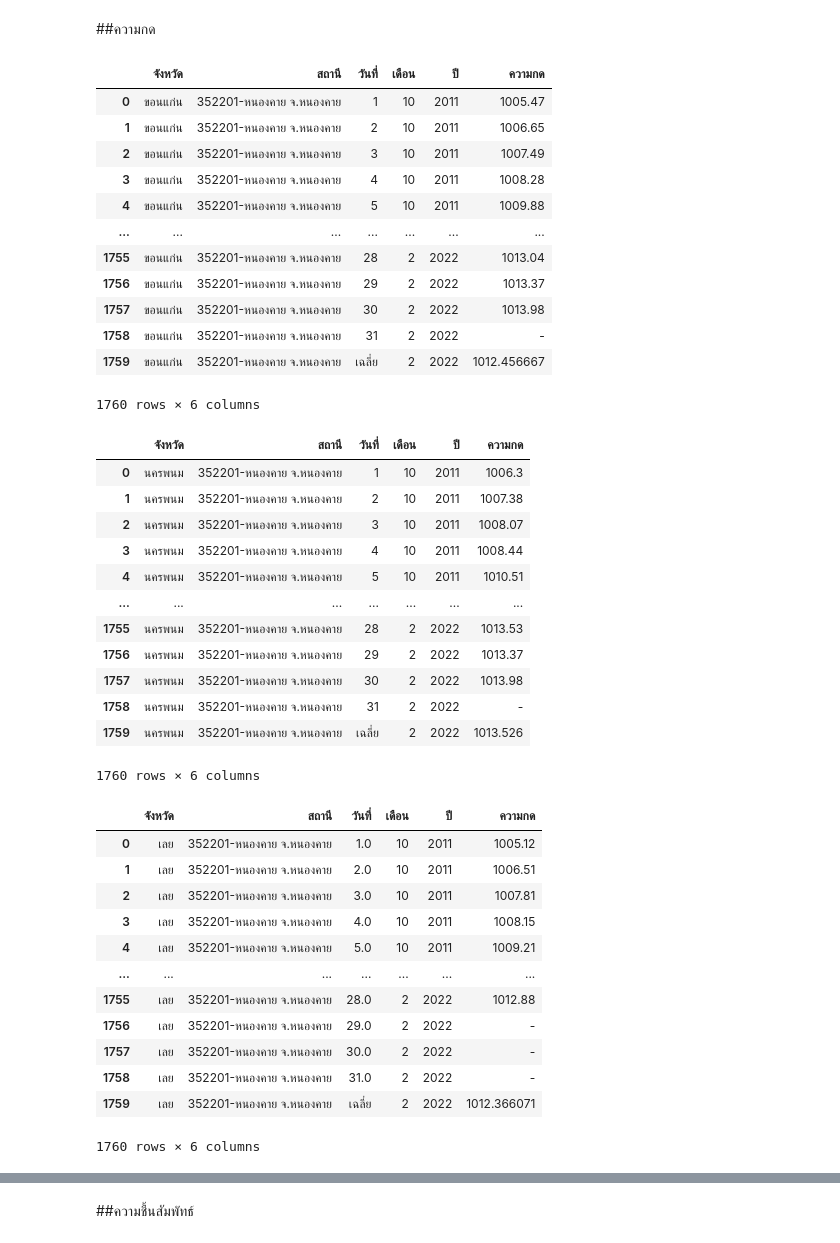
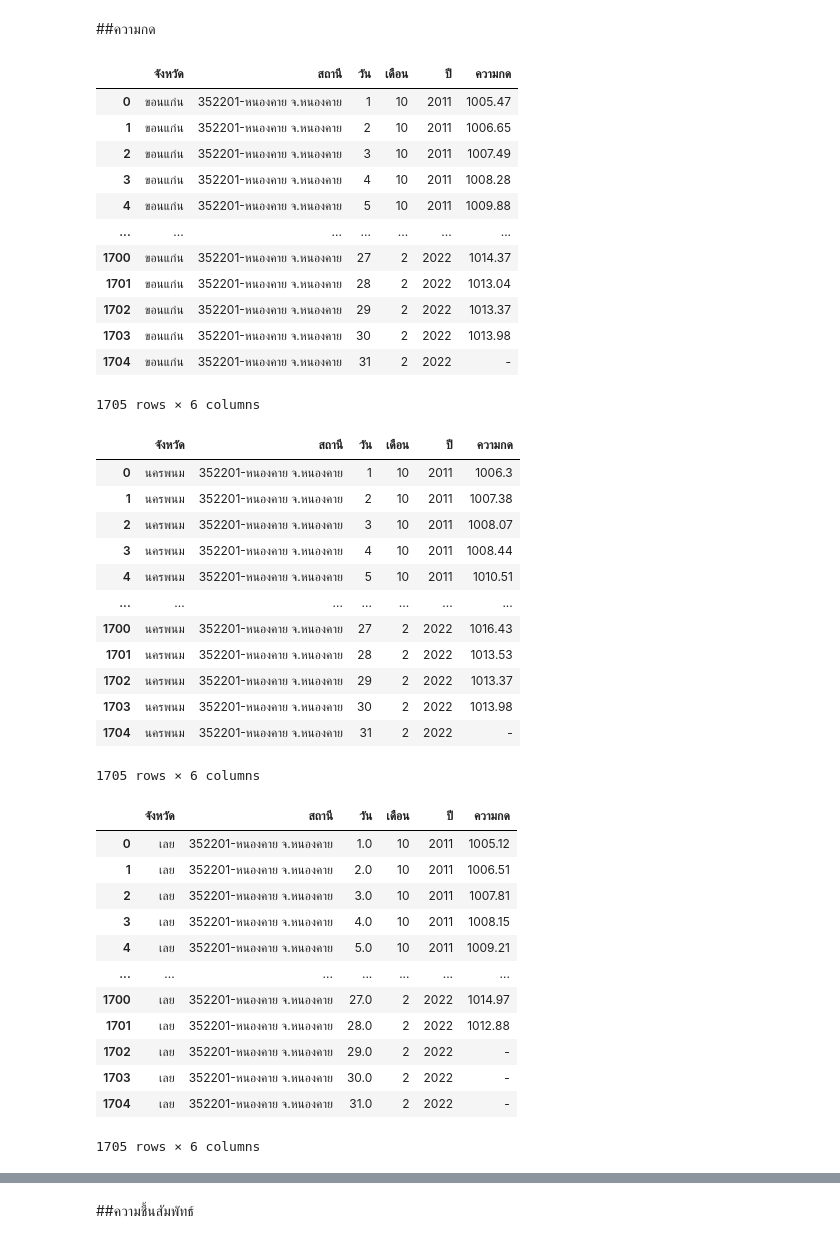
Before and after one commit to nannthd/bsc_dpdm22, a Jupyter notebook: Quiz_Group_5_20_of_Midterm.ipynb, the cells around one changed output, grey strips where cells are left out. Drawn from its saved outputs; the diff is of its cells as text; code cells hidden in the pictures.

```diff
--- a/Quiz_Group_5_20_of_Midterm.ipynb
+++ b/Quiz_Group_5_20_of_Midterm.ipynb
@@ -156,75 +125,75 @@ L
 ##ความกด
 # %%
 KKN1['จังหวัด'] = "ขอนแก่น"
-KKN01 = KKN1.drop(['ที่'],axis=1)
+KKN01 = KKN1.drop(['ที่','เฉลี่ย'],axis=1)
 KKN01.set_index(['จังหวัด','สถานี','เดือน/ปี'],inplace=True)
 KKN001 = KKN01.stack().reset_index()
-KKN001.rename(columns = {'level_3':'วันที่',0:'ความกด'}, inplace = True)
+KKN001.rename(columns = {'level_3':'วัน',0:'ความกด'}, inplace = True)
 KKN001['เดือน'] = KKN001['เดือน/ปี'].dt.month
 KKN001['ปี'] = KKN001['เดือน/ปี'].dt.year
-newKKN1 = KKN001[['จังหวัด','สถานี','วันที่','เดือน','ปี','ความกด']]
+newKKN1 = KKN001[['จังหวัด','สถานี','วัน','เดือน','ปี','ความกด']]
 newKKN1
 # %% [output]
-|  | จังหวัด | สถานี | วันที่ | เดือน | ปี | ความกด |
+|  | จังหวัด | สถานี | วัน | เดือน | ปี | ความกด |
 | 0 | ขอนแก่น | 352201-หนองคาย จ.หนองคาย | 1 | 10 | 2011 | 1005.47 |
 | 1 | ขอนแก่น | 352201-หนองคาย จ.หนองคาย | 2 | 10 | 2011 | 1006.65 |
 | 2 | ขอนแก่น | 352201-หนองคาย จ.หนองคาย | 3 | 10 | 2011 | 1007.49 |
 | 3 | ขอนแก่น | 352201-หนองคาย จ.หนองคาย | 4 | 10 | 2011 | 1008.28 |
 | 4 | ขอนแก่น | 352201-หนองคาย จ.หนองคาย | 5 | 10 | 2011 | 1009.88 |
 | ... | ... | ... | ... | ... | ... | ... |
-| 1755 | ขอนแก่น | 352201-หนองคาย จ.หนองคาย | 28 | 2 | 2022 | 1013.04 |
-| 1756 | ขอนแก่น | 352201-หนองคาย จ.หนองคาย | 29 | 2 | 2022 | 1013.37 |
-| 1757 | ขอนแก่น | 352201-หนองคาย จ.หนองคาย | 30 | 2 | 2022 | 1013.98 |
-| 1758 | ขอนแก่น | 352201-หนองคาย จ.หนองคาย | 31 | 2 | 2022 | - |
-| 1759 | ขอนแก่น | 352201-หนองคาย จ.หนองคาย | เฉลี่ย | 2 | 2022 | 1012.456667 |
+| 1700 | ขอนแก่น | 352201-หนองคาย จ.หนองคาย | 27 | 2 | 2022 | 1014.37 |
+| 1701 | ขอนแก่น | 352201-หนองคาย จ.หนองคาย | 28 | 2 | 2022 | 1013.04 |
+| 1702 | ขอนแก่น | 352201-หนองคาย จ.หนองคาย | 29 | 2 | 2022 | 1013.37 |
+| 1703 | ขอนแก่น | 352201-หนองคาย จ.หนองคาย | 30 | 2 | 2022 | 1013.98 |
+| 1704 | ขอนแก่น | 352201-หนองคาย จ.หนองคาย | 31 | 2 | 2022 | - |
-1760 rows × 6 columns
+1705 rows × 6 columns
 # %%
 NPM1['จังหวัด'] = "นครพนม"
-NPM01 = NPM1.drop(['ที่'],axis=1)
+NPM01 = NPM1.drop(['ที่','เฉลี่ย'],axis=1)
 NPM01.set_index(['จังหวัด','สถานี','เดือน/ปี'],inplace=True)
 NPM001 = NPM01.stack().reset_index()
-NPM001.rename(columns = {'level_3':'วันที่',0:'ความกด'}, inplace = True)
+NPM001.rename(columns = {'level_3':'วัน',0:'ความกด'}, inplace = True)
 NPM001['เดือน'] = NPM001['เดือน/ปี'].dt.month
 NPM001['ปี'] = NPM001['เดือน/ปี'].dt.year
-newNPM1 = NPM001[['จังหวัด','สถานี','วันที่','เดือน','ปี','ความกด']]
+newNPM1 = NPM001[['จังหวัด','สถานี','วัน','เดือน','ปี','ความกด']]
 newNPM1
 # %% [output]
-|  | จังหวัด | สถานี | วันที่ | เดือน | ปี | ความกด |
+|  | จังหวัด | สถานี | วัน | เดือน | ปี | ความกด |
 | 0 | นครพนม | 352201-หนองคาย จ.หนองคาย | 1 | 10 | 2011 | 1006.3 |
 | 1 | นครพนม | 352201-หนองคาย จ.หนองคาย | 2 | 10 | 2011 | 1007.38 |
 | 2 | นครพนม | 352201-หนองคาย จ.หนองคาย | 3 | 10 | 2011 | 1008.07 |
 | 3 | นครพนม | 352201-หนองคาย จ.หนองคาย | 4 | 10 | 2011 | 1008.44 |
 | 4 | นครพนม | 352201-หนองคาย จ.หนองคาย | 5 | 10 | 2011 | 1010.51 |
 | ... | ... | ... | ... | ... | ... | ... |
-| 1755 | นครพนม | 352201-หนองคาย จ.หนองคาย | 28 | 2 | 2022 | 1013.53 |
-| 1756 | นครพนม | 352201-หนองคาย จ.หนองคาย | 29 | 2 | 2022 | 1013.37 |
-| 1757 | นครพนม | 352201-หนองคาย จ.หนองคาย | 30 | 2 | 2022 | 1013.98 |
-| 1758 | นครพนม | 352201-หนองคาย จ.หนองคาย | 31 | 2 | 2022 | - |
-| 1759 | นครพนม | 352201-หนองคาย จ.หนองคาย | เฉลี่ย | 2 | 2022 | 1013.526 |
+| 1700 | นครพนม | 352201-หนองคาย จ.หนองคาย | 27 | 2 | 2022 | 1016.43 |
+| 1701 | นครพนม | 352201-หนองคาย จ.หนองคาย | 28 | 2 | 2022 | 1013.53 |
+| 1702 | นครพนม | 352201-หนองคาย จ.หนองคาย | 29 | 2 | 2022 | 1013.37 |
+| 1703 | นครพนม | 352201-หนองคาย จ.หนองคาย | 30 | 2 | 2022 | 1013.98 |
+| 1704 | นครพนม | 352201-หนองคาย จ.หนองคาย | 31 | 2 | 2022 | - |
-1760 rows × 6 columns
+1705 rows × 6 columns
 # %%
 LEI1['จังหวัด'] = "เลย"
-LEI01 = LEI1.drop(['ที่'],axis=1)
+LEI01 = LEI1.drop(['ที่','เฉลี่ย'],axis=1)
 LEI01.set_index(['จังหวัด','สถานี','เดือน/ปี'],inplace=True)
 LEI001 = LEI01.stack().reset_index()
-LEI001.rename(columns = {'level_3':'วันที่',0:'ความกด'}, inplace = True)
+LEI001.rename(columns = {'level_3':'วัน',0:'ความกด'}, inplace = True)
 LEI001['เดือน'] = LEI001['เดือน/ปี'].dt.month
 LEI001['ปี'] = LEI001['เดือน/ปี'].dt.year
-newLEI1 = LEI001[['จังหวัด','สถานี','วันที่','เดือน','ปี','ความกด']]
+newLEI1 = LEI001[['จังหวัด','สถานี','วัน','เดือน','ปี','ความกด']]
 newLEI1
 # %% [output]
-|  | จังหวัด | สถานี | วันที่ | เดือน | ปี | ความกด |
+|  | จังหวัด | สถานี | วัน | เดือน | ปี | ความกด |
 | 0 | เลย | 352201-หนองคาย จ.หนองคาย | 1.0 | 10 | 2011 | 1005.12 |
 | 1 | เลย | 352201-หนองคาย จ.หนองคาย | 2.0 | 10 | 2011 | 1006.51 |
 | 2 | เลย | 352201-หนองคาย จ.หนองคาย | 3.0 | 10 | 2011 | 1007.81 |
 | 3 | เลย | 352201-หนองคาย จ.หนองคาย | 4.0 | 10 | 2011 | 1008.15 |
 | 4 | เลย | 352201-หนองคาย จ.หนองคาย | 5.0 | 10 | 2011 | 1009.21 |
 | ... | ... | ... | ... | ... | ... | ... |
-| 1755 | เลย | 352201-หนองคาย จ.หนองคาย | 28.0 | 2 | 2022 | 1012.88 |
-| 1756 | เลย | 352201-หนองคาย จ.หนองคาย | 29.0 | 2 | 2022 | - |
-| 1757 | เลย | 352201-หนองคาย จ.หนองคาย | 30.0 | 2 | 2022 | - |
-| 1758 | เลย | 352201-หนองคาย จ.หนองคาย | 31.0 | 2 | 2022 | - |
-| 1759 | เลย | 352201-หนองคาย จ.หนองคาย | เฉลี่ย | 2 | 2022 | 1012.366071 |
+| 1700 | เลย | 352201-หนองคาย จ.หนองคาย | 27.0 | 2 | 2022 | 1014.97 |
+| 1701 | เลย | 352201-หนองคาย จ.หนองคาย | 28.0 | 2 | 2022 | 1012.88 |
+| 1702 | เลย | 352201-หนองคาย จ.หนองคาย | 29.0 | 2 | 2022 | - |
+| 1703 | เลย | 352201-หนองคาย จ.หนองคาย | 30.0 | 2 | 2022 | - |
+| 1704 | เลย | 352201-หนองคาย จ.หนองคาย | 31.0 | 2 | 2022 | - |
-1760 rows × 6 columns
+1705 rows × 6 columns
 # %%
 SNK1['จังหวัด'] = "สกลนคร"
```
Also changed, not shown: parts of 67 cells of this notebook.
